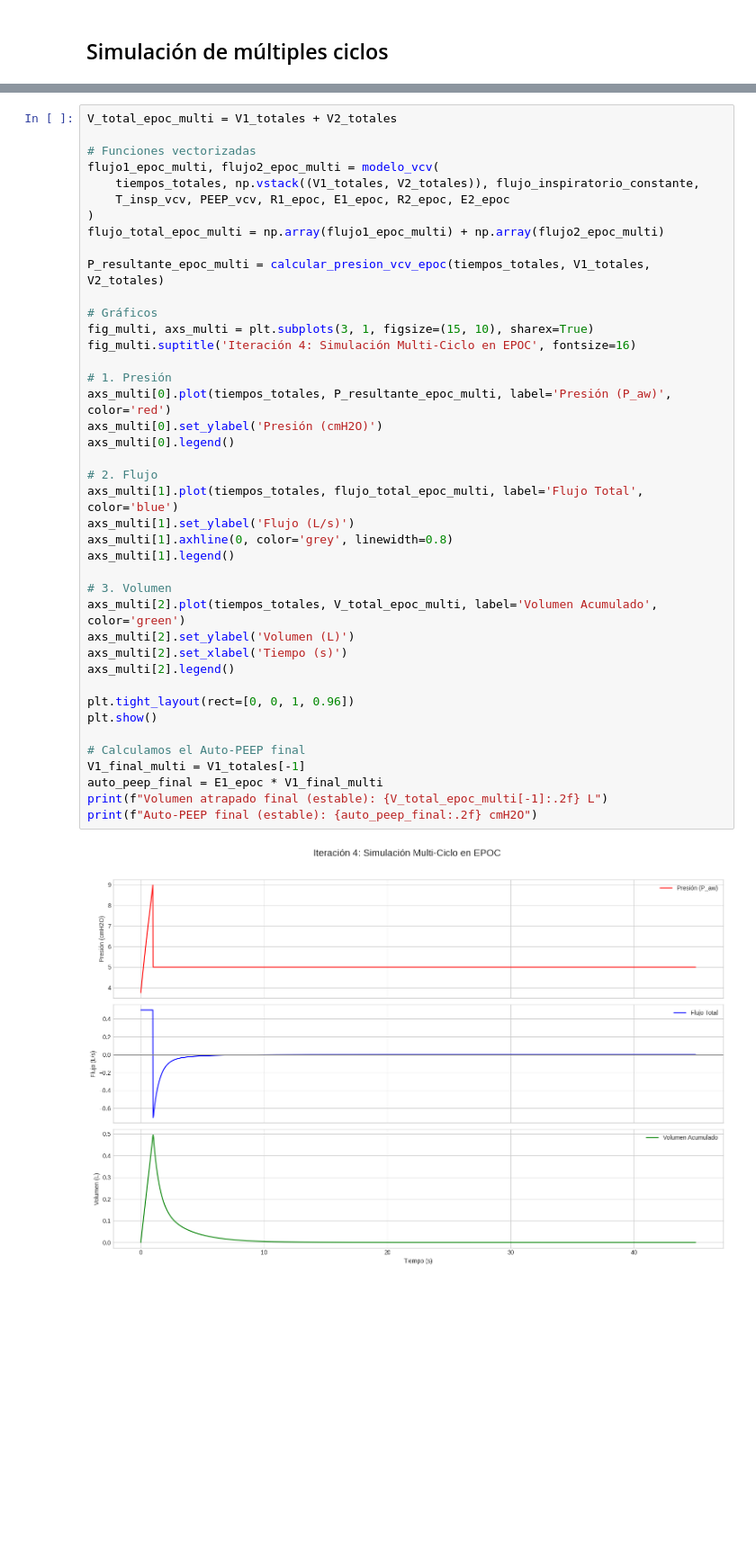
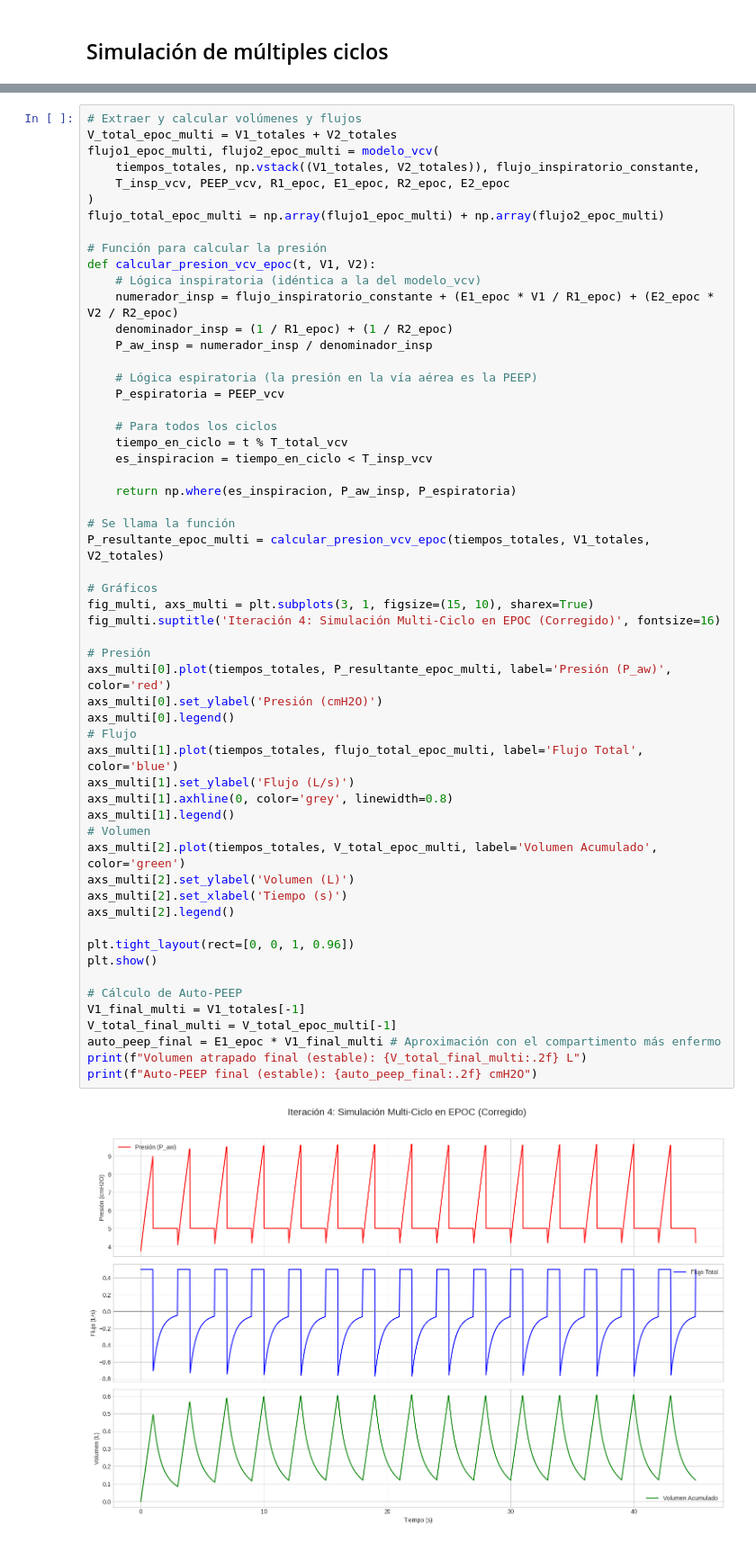
Before and after one commit to julianestebanquintana/prototipo_simulador, a Jupyter notebook: notebooks/01_prototipo_mecanico.ipynb, the cells around one changed output, grey strips where cells are left out. Shown at 90% size. Saved outputs shown, nothing was run; the diff lists cells and outputs as text; blank space fills up the shorter version.

Commit message:
simulación multiciclo

```diff
--- a/notebooks/01_prototipo_mecanico.ipynb
+++ b/notebooks/01_prototipo_mecanico.ipynb
@@ -471,45 +498,60 @@ tiempos_totales = np.array(tiempos_totales)
 V1_totales = np.array(V1_totales)
 V2_totales = np.array(V2_totales)
 # %%
+# Extraer y calcular volúmenes y flujos
 V_total_epoc_multi = V1_totales + V2_totales
-
-# Funciones vectorizadas
 flujo1_epoc_multi, flujo2_epoc_multi = modelo_vcv(
     tiempos_totales, np.vstack((V1_totales, V2_totales)), flujo_inspiratorio_constante,
     T_insp_vcv, PEEP_vcv, R1_epoc, E1_epoc, R2_epoc, E2_epoc
 )
 flujo_total_epoc_multi = np.array(flujo1_epoc_multi) + np.array(flujo2_epoc_multi)
 
+# Función para calcular la presión
+def calcular_presion_vcv_epoc(t, V1, V2):
+    # Lógica inspiratoria (idéntica a la del modelo_vcv)
+    numerador_insp = flujo_inspiratorio_constante + (E1_epoc * V1 / R1_epoc) + (E2_epoc * V2 / R2_epoc)
+    denominador_insp = (1 / R1_epoc) + (1 / R2_epoc)
+    P_aw_insp = numerador_insp / denominador_insp
+
+    # Lógica espiratoria (la presión en la vía aérea es la PEEP)
+    P_espiratoria = PEEP_vcv
+
+    # Para todos los ciclos
+    tiempo_en_ciclo = t % T_total_vcv
+    es_inspiracion = tiempo_en_ciclo < T_insp_vcv
+
+    return np.where(es_inspiracion, P_aw_insp, P_espiratoria)
+
+# Se llama la función
 P_resultante_epoc_multi = calcular_presion_vcv_epoc(tiempos_totales, V1_totales, V2_totales)
 
 # Gráficos
 fig_multi, axs_multi = plt.subplots(3, 1, figsize=(15, 10), sharex=True)
-fig_multi.suptitle('Iteración 4: Simulación Multi-Ciclo en EPOC', fontsize=16)
+fig_multi.suptitle('Iteración 4: Simulación Multi-Ciclo en EPOC (Corregido)', fontsize=16)
 
-# 1. Presión
+# Presión
 axs_multi[0].plot(tiempos_totales, P_resultante_epoc_multi, label='Presión (P_aw)', color='red')
 axs_multi[0].set_ylabel('Presión (cmH2O)')
 axs_multi[0].legend()
-
-# 2. Flujo
+# Flujo
 axs_multi[1].plot(tiempos_totales, flujo_total_epoc_multi, label='Flujo Total', color='blue')
 axs_multi[1].set_ylabel('Flujo (L/s)')
 axs_multi[1].axhline(0, color='grey', linewidth=0.8)
 axs_multi[1].legend()
-
-# 3. Volumen
+# Volumen
 axs_multi[2].plot(tiempos_totales, V_total_epoc_multi, label='Volumen Acumulado', color='green')
 axs_multi[2].set_ylabel('Volumen (L)')
 axs_multi[2].set_xlabel('Tiempo (s)')
 axs_multi[2].legend()
 
 plt.tight_layout(rect=[0, 0, 1, 0.96])
 plt.show()
 
-# Calculamos el Auto-PEEP final
+# Cálculo de Auto-PEEP
 V1_final_multi = V1_totales[-1]
-auto_peep_final = E1_epoc * V1_final_multi
-print(f"Volumen atrapado final (estable): {V_total_epoc_multi[-1]:.2f} L")
+V_total_final_multi = V_total_epoc_multi[-1]
+auto_peep_final = E1_epoc * V1_final_multi # Aproximación con el compartimento más enfermo
+print(f"Volumen atrapado final (estable): {V_total_final_multi:.2f} L")
 print(f"Auto-PEEP final (estable): {auto_peep_final:.2f} cmH2O")
 # %% [output]
-[figure, old version]
+[figure, new version]
```
Also changed, not shown: parts of 6 cells of this notebook.
